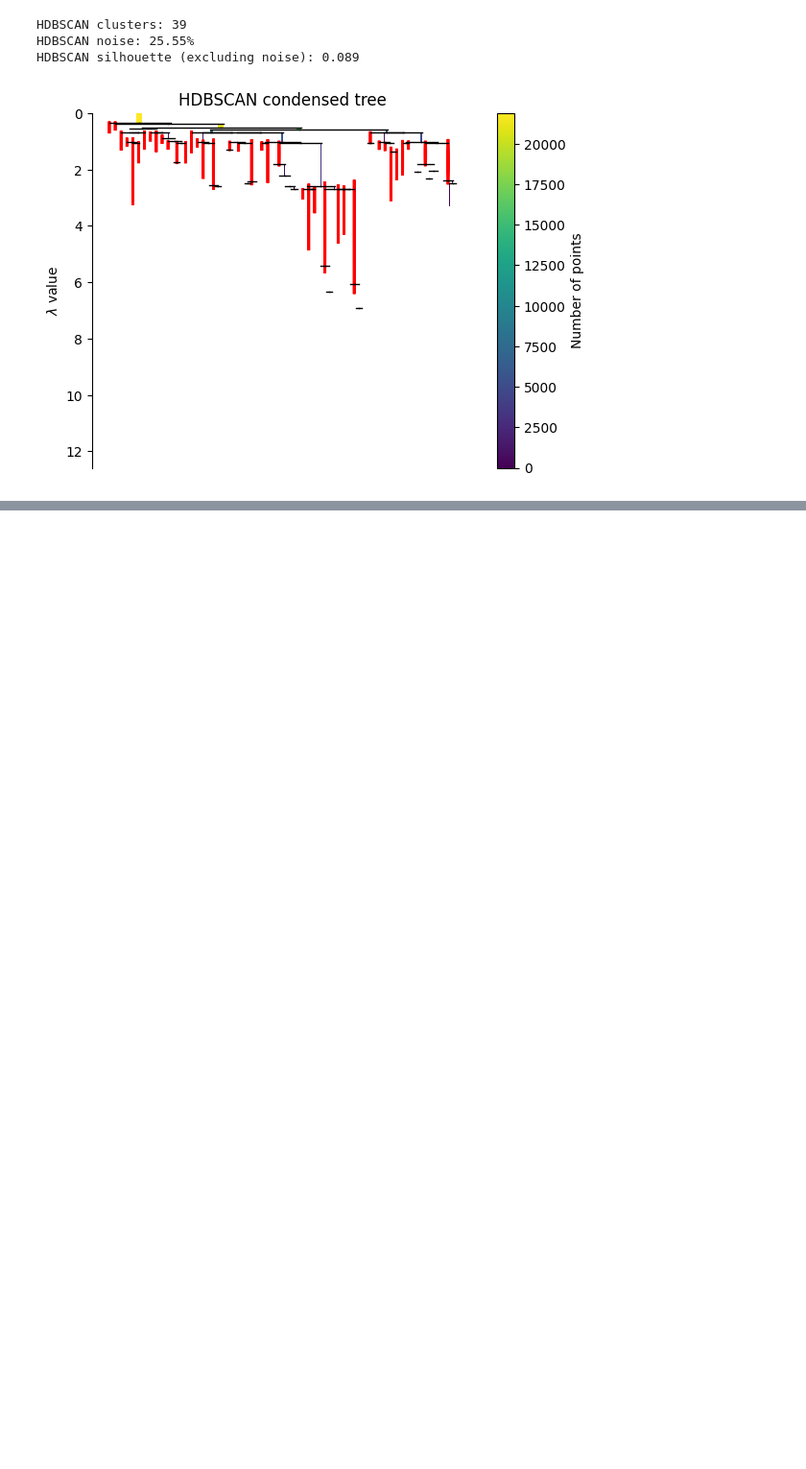
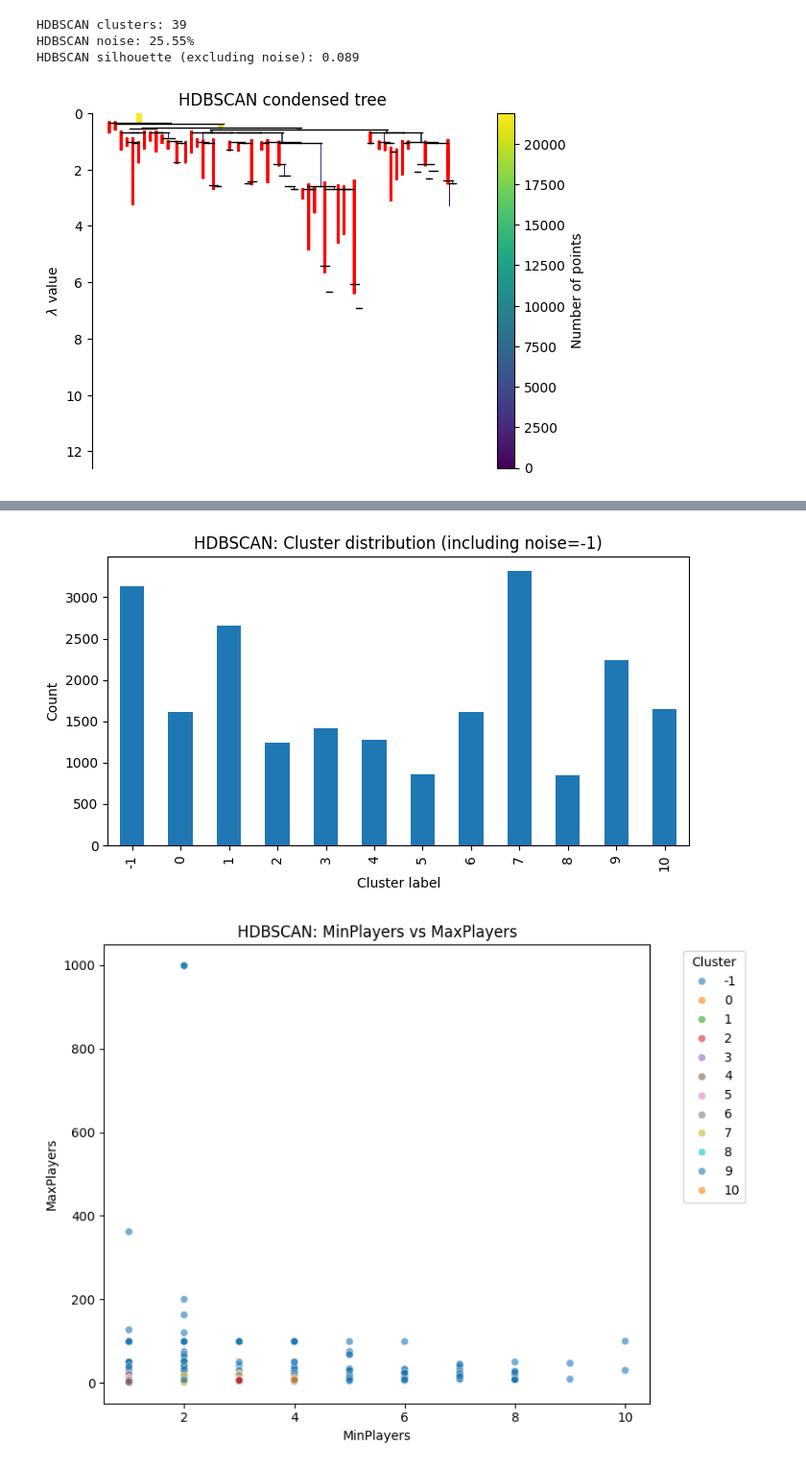
Before and after one commit to leopasq24/DataMining, a Jupyter notebook: dbscan_optics_clustering.ipynb, the cells around one changed output, grey strips where cells are left out. Shown at 96% size. Cells and saved outputs as stored; diff of their text form; code cells hidden in the pictures; blank space fills up the shorter version.

```diff
--- a/dbscan_optics_clustering.ipynb
+++ b/dbscan_optics_clustering.ipynb
@@ -1718,0 +1717,69 @@ HDBSCAN silhouette (excluding noise): 0.089
+# %%
+# ============================================================
+# HDBSCAN PLOTS (add-on)
+# ============================================================
+import matplotlib.pyplot as plt
+import seaborn as sns
+
+# (1) Cluster distribution (incl. noise)
+plt.figure(figsize=(7,4))
+(pd.Series(labels_hdb)
+ .value_counts()
+ .sort_index()
+ .plot(kind="bar"))
+plt.title("HDBSCAN: Cluster distribution (including noise=-1)")
+plt.xlabel("Cluster label")
+plt.ylabel("Count")
+plt.tight_layout()
+plt.show()
+
+# (2) 2D scatterplot (auto-select a meaningful pair)
+preferred_pairs = [
+    ("MfgPlaytime", "NumUserRatings"),
+    ("MinPlayers", "MaxPlayers"),
+    ("GameWeight", "NumUserRatings"),
+    ("YearPublished", "MfgPlaytime"),
+    ("LanguageEase", "NumUserRatings"),
+]
+
+x_feat, y_feat = None, None
+for a, b in preferred_pairs:
+    if (a in X_df.columns) and (b in X_df.columns):
+        x_feat, y_feat = a, b
+        break
+
+# fallback: first two numeric cols
+if x_feat is None:
+    x_feat, y_feat = X_df.columns[0], X_df.columns[1]
+
+# Build plotting DF aligned with X_df (same index as X_df after dropna)
+df_hdb_plot = X_df.copy()
+df_hdb_plot["Cluster_HDBSCAN"] = labels_hdb
+
+plt.figure(figsize=(8,6))
+sns.scatterplot(
+    data=df_hdb_plot,
+    x=x_feat,
+    y=y_feat,
+    hue="Cluster_HDBSCAN",
+    palette="tab10",
+    alpha=0.6,
+    s=35
+)
+plt.title(f"HDBSCAN: {x_feat} vs {y_feat}")
+plt.legend(title="Cluster", bbox_to_anchor=(1.05, 1), loc="upper left")
+plt.tight_layout()
+plt.show()
+
+# (3) Condensed tree (key HDBSCAN diagnostic)
+# Works only if you keep the fitted model object (hdb_full)
+try:
+    hdb_full.condensed_tree_.plot(select_clusters=True)
+    plt.title("HDBSCAN Condensed Tree (cluster hierarchy)")
+    plt.tight_layout()
+    plt.show()
+except Exception as e:
+    print("⚠️ Condensed tree plot not available:", e)
+# %% [output]
+[figure, added]
+[figure, added]
```
Also changed, not shown: parts of 10 cells of this notebook.
